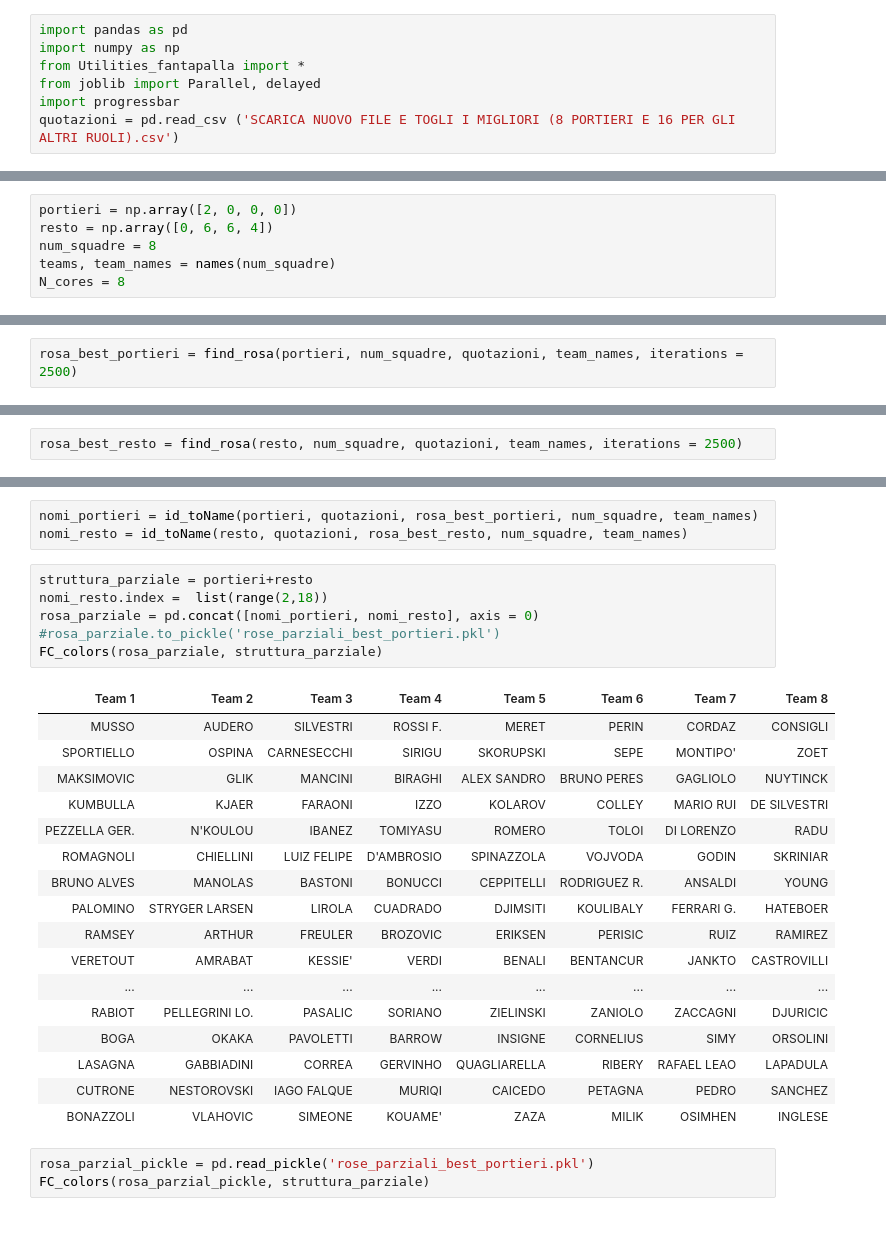
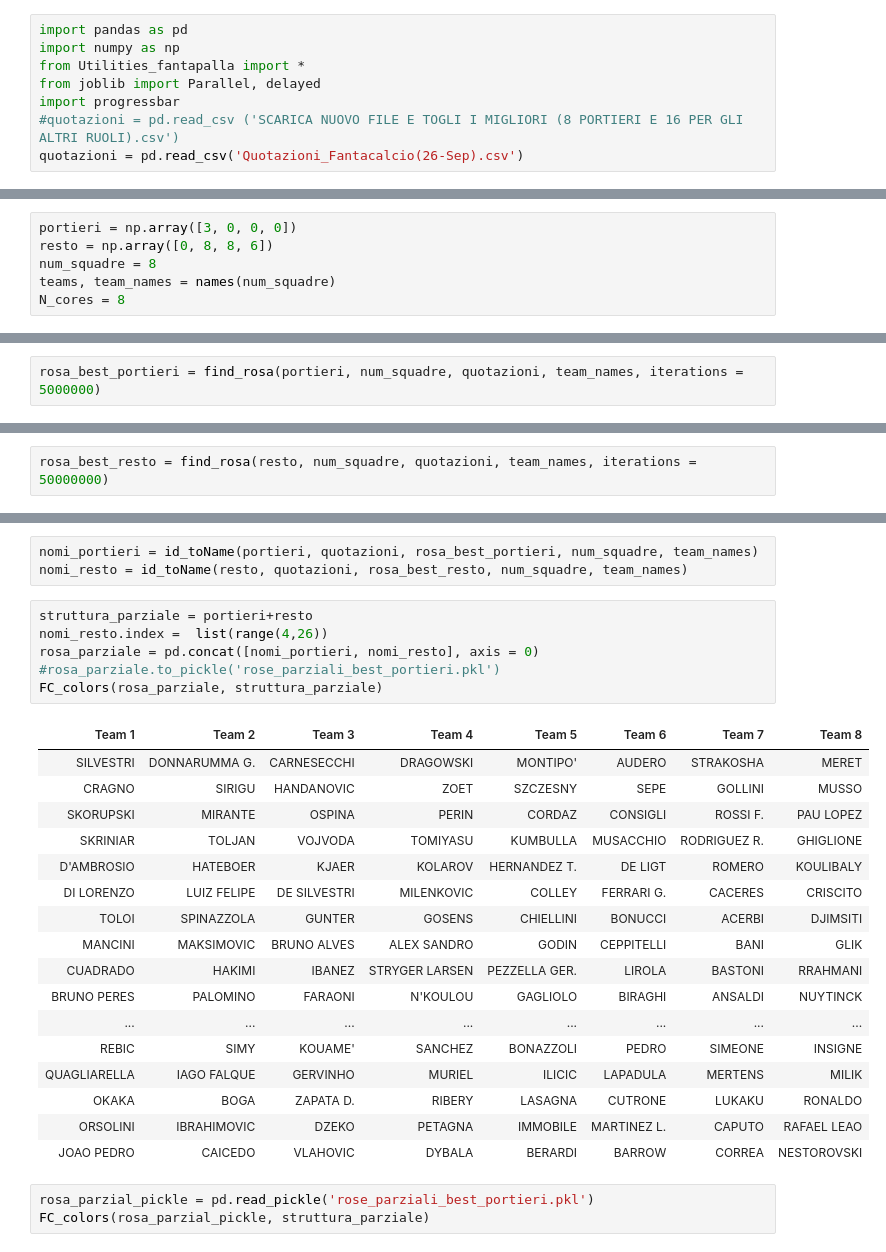
Before and after one commit to lucaagozzino/Fantapalla_simulazioni, a Jupyter notebook: Rose_quotazioni.ipynb, the cells around one changed output, grey strips where cells are left out. Cells and saved outputs as stored; diff of their text form.

```diff
--- a/Rose_quotazioni.ipynb
+++ b/Rose_quotazioni.ipynb
@@ -4,4 +4,5 @@ import numpy as np
 from Utilities_fantapalla import *
 from joblib import Parallel, delayed
 import progressbar
-quotazioni = pd.read_csv ('SCARICA NUOVO FILE E TOGLI I MIGLIORI (8 PORTIERI E 16 PER GLI ALTRI RUOLI).csv')
+#quotazioni = pd.read_csv ('SCARICA NUOVO FILE E TOGLI I MIGLIORI (8 PORTIERI E 16 PER GLI ALTRI RUOLI).csv')
+quotazioni = pd.read_csv('Quotazioni_Fantacalcio(26-Sep).csv')
@@ -10,6 +9,6 @@ FileNotFoundError: [Errno 2] File SCARICA NUOVO FILE E TOGLI I MIGLIORI (8 PORTI
 # %%
-portieri = np.array([2, 0, 0, 0])
-resto = np.array([0, 6, 6, 4])
+portieri = np.array([3, 0, 0, 0])
+resto = np.array([0, 8, 8, 6])
 num_squadre = 8
 teams, team_names = names(num_squadre)
 N_cores = 8
@@ -32,5 +31,5 @@ def find_rosa(struttura_rosa, num_squadre, quotazioni, team_names, iterations =
     output = pd.DataFrame(data = rose_generate[min_ind], columns = team_names)
     return output
 # %%
-rosa_best_portieri = find_rosa(portieri, num_squadre, quotazioni, team_names, iterations = 2500)
+rosa_best_portieri = find_rosa(portieri, num_squadre, quotazioni, team_names, iterations = 5000000)
 # %% [output]
@@ -51,2 +39,2 @@ assign_quot(rosa_best_portieri, quot_dict_portieri, team_names)
 # %%
-rosa_best_resto = find_rosa(resto, num_squadre, quotazioni, team_names, iterations = 2500)
+rosa_best_resto = find_rosa(resto, num_squadre, quotazioni, team_names, iterations = 50000000)
@@ -70,28 +45,28 @@ nomi_portieri = id_toName(portieri, quotazioni, rosa_best_portieri, num_squadre,
 nomi_resto = id_toName(resto, quotazioni, rosa_best_resto, num_squadre, team_names)
 # %%
 struttura_parziale = portieri+resto
-nomi_resto.index =  list(range(2,18))
+nomi_resto.index =  list(range(4,26))
 rosa_parziale = pd.concat([nomi_portieri, nomi_resto], axis = 0)
 #rosa_parziale.to_pickle('rose_parziali_best_portieri.pkl')
 FC_colors(rosa_parziale, struttura_parziale)
 # %% [output]
 | Team 1 | Team 2 | Team 3 | Team 4 | Team 5 | Team 6 | Team 7 | Team 8 |
-| MUSSO | AUDERO | SILVESTRI | ROSSI F. | MERET | PERIN | CORDAZ | CONSIGLI |
-| SPORTIELLO | OSPINA | CARNESECCHI | SIRIGU | SKORUPSKI | SEPE | MONTIPO' | ZOET |
-| MAKSIMOVIC | GLIK | MANCINI | BIRAGHI | ALEX SANDRO | BRUNO PERES | GAGLIOLO | NUYTINCK |
-| KUMBULLA | KJAER | FARAONI | IZZO | KOLAROV | COLLEY | MARIO RUI | DE SILVESTRI |
-| PEZZELLA GER. | N'KOULOU | IBANEZ | TOMIYASU | ROMERO | TOLOI | DI LORENZO | RADU |
-| ROMAGNOLI | CHIELLINI | LUIZ FELIPE | D'AMBROSIO | SPINAZZOLA | VOJVODA | GODIN | SKRINIAR |
-| BRUNO ALVES | MANOLAS | BASTONI | BONUCCI | CEPPITELLI | RODRIGUEZ R. | ANSALDI | YOUNG |
-| PALOMINO | STRYGER LARSEN | LIROLA | CUADRADO | DJIMSITI | KOULIBALY | FERRARI G. | HATEBOER |
-| RAMSEY | ARTHUR | FREULER | BROZOVIC | ERIKSEN | PERISIC | RUIZ | RAMIREZ |
-| VERETOUT | AMRABAT | KESSIE' | VERDI | BENALI | BENTANCUR | JANKTO | CASTROVILLI |
+| SILVESTRI | DONNARUMMA G. | CARNESECCHI | DRAGOWSKI | MONTIPO' | AUDERO | STRAKOSHA | MERET |
+| CRAGNO | SIRIGU | HANDANOVIC | ZOET | SZCZESNY | SEPE | GOLLINI | MUSSO |
+| SKORUPSKI | MIRANTE | OSPINA | PERIN | CORDAZ | CONSIGLI | ROSSI F. | PAU LOPEZ |
+| SKRINIAR | TOLJAN | VOJVODA | TOMIYASU | KUMBULLA | MUSACCHIO | RODRIGUEZ R. | GHIGLIONE |
+| D'AMBROSIO | HATEBOER | KJAER | KOLAROV | HERNANDEZ T. | DE LIGT | ROMERO | KOULIBALY |
+| DI LORENZO | LUIZ FELIPE | DE SILVESTRI | MILENKOVIC | COLLEY | FERRARI G. | CACERES | CRISCITO |
+| TOLOI | SPINAZZOLA | GUNTER | GOSENS | CHIELLINI | BONUCCI | ACERBI | DJIMSITI |
+| MANCINI | MAKSIMOVIC | BRUNO ALVES | ALEX SANDRO | GODIN | CEPPITELLI | BANI | GLIK |
+| CUADRADO | HAKIMI | IBANEZ | STRYGER LARSEN | PEZZELLA GER. | LIROLA | BASTONI | RRAHMANI |
+| BRUNO PERES | PALOMINO | FARAONI | N'KOULOU | GAGLIOLO | BIRAGHI | ANSALDI | NUYTINCK |
 | ... | ... | ... | ... | ... | ... | ... | ... |
-| RABIOT | PELLEGRINI LO. | PASALIC | SORIANO | ZIELINSKI | ZANIOLO | ZACCAGNI | DJURICIC |
-| BOGA | OKAKA | PAVOLETTI | BARROW | INSIGNE | CORNELIUS | SIMY | ORSOLINI |
-| LASAGNA | GABBIADINI | CORREA | GERVINHO | QUAGLIARELLA | RIBERY | RAFAEL LEAO | LAPADULA |
-| CUTRONE | NESTOROVSKI | IAGO FALQUE | MURIQI | CAICEDO | PETAGNA | PEDRO | SANCHEZ |
-| BONAZZOLI | VLAHOVIC | SIMEONE | KOUAME' | ZAZA | MILIK | OSIMHEN | INGLESE |
+| REBIC | SIMY | KOUAME' | SANCHEZ | BONAZZOLI | PEDRO | SIMEONE | INSIGNE |
+| QUAGLIARELLA | IAGO FALQUE | GERVINHO | MURIEL | ILICIC | LAPADULA | MERTENS | MILIK |
+| OKAKA | BOGA | ZAPATA D. | RIBERY | LASAGNA | CUTRONE | LUKAKU | RONALDO |
+| ORSOLINI | IBRAHIMOVIC | DZEKO | PETAGNA | IMMOBILE | MARTINEZ L. | CAPUTO | RAFAEL LEAO |
+| JOAO PEDRO | CAICEDO | VLAHOVIC | DYBALA | BERARDI | BARROW | CORREA | NESTOROVSKI |
 # %%
 rosa_parzial_pickle = pd.read_pickle('rose_parziali_best_portieri.pkl')
 FC_colors(rosa_parzial_pickle, struttura_parziale)
```
Also changed, not shown: parts of 15 cells of this notebook, 1 other file.
